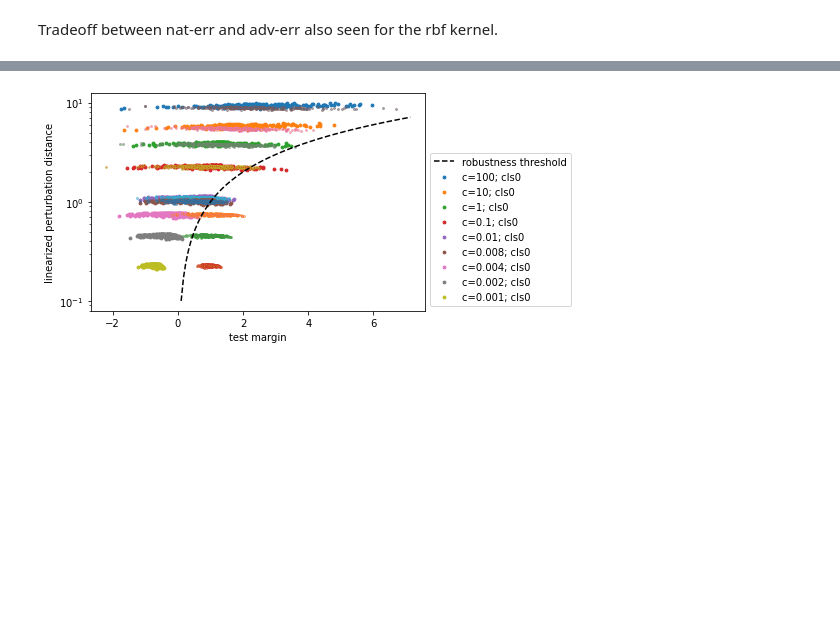
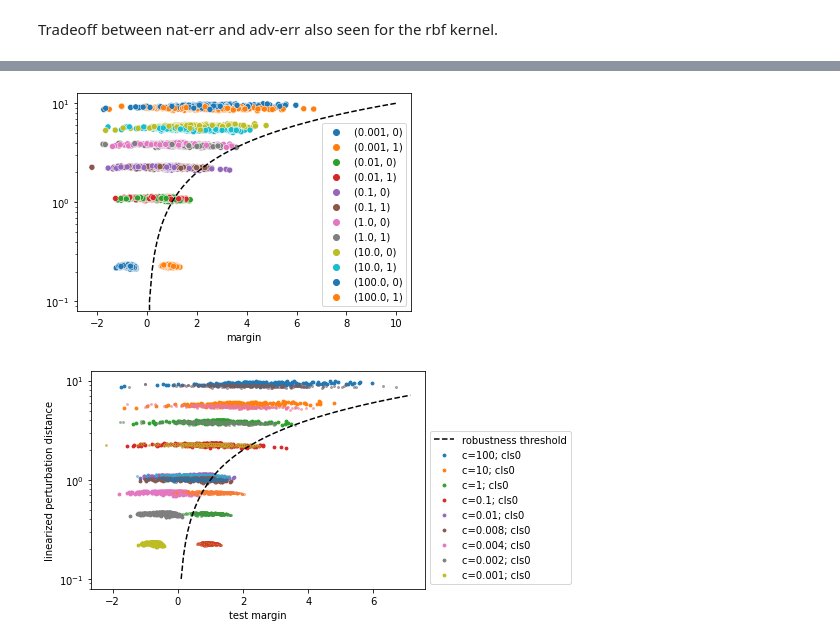
Before and after one commit to GilgameshxZero/adversarial-ntks, a Jupyter notebook: notebooks/svm/svm-tradeoff.ipynb, the cells around one changed output, grey strips where cells are left out. Saved outputs shown, nothing was run; the diff lists cells and outputs as text; code cells hidden in the pictures; blank space fills up the shorter version.

```diff
--- a/notebooks/svm/svm-tradeoff.ipynb
+++ b/notebooks/svm/svm-tradeoff.ipynb
@@ -372,3 +506,16 @@ Tradeoff between nat-err and adv-err also seen for the rbf kernel.
+# %%
+sub_df = svm_df[(svm_df.c <= 0.001) | (svm_df.c >= 0.01)]
+hues = pd.Series(zip(sub_df.c, sub_df.y), index=sub_df.index, dtype="category")
+splt = sns.scatterplot(x=sub_df.margin, y=sub_df.grad_norm * sub_df.attack_eps, hue=hues, palette=sns.color_palette(n_colors=hues.nunique()));
+splt.plot(
+    np.linspace(0, 10, 100),
+    np.linspace(0, 10, 100),
+    '--', color="black",
+    label="robustness threshold"
+);
+plt.yscale("log");
+# %% [output]
+[figure, added]
 # %%
 for i, res_dict in enumerate(reversed(RESULTS["svm-rbf"])):
     plt.scatter(
```
Also changed, not shown: parts of 15 cells of this notebook, 4 other files.
